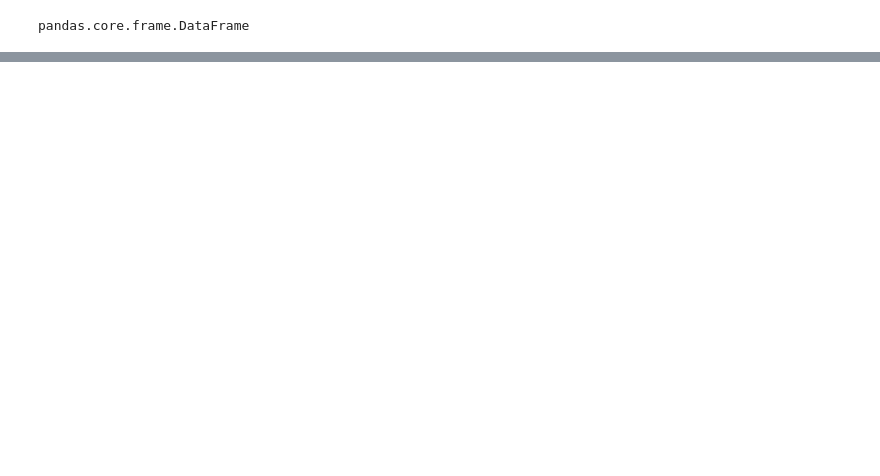
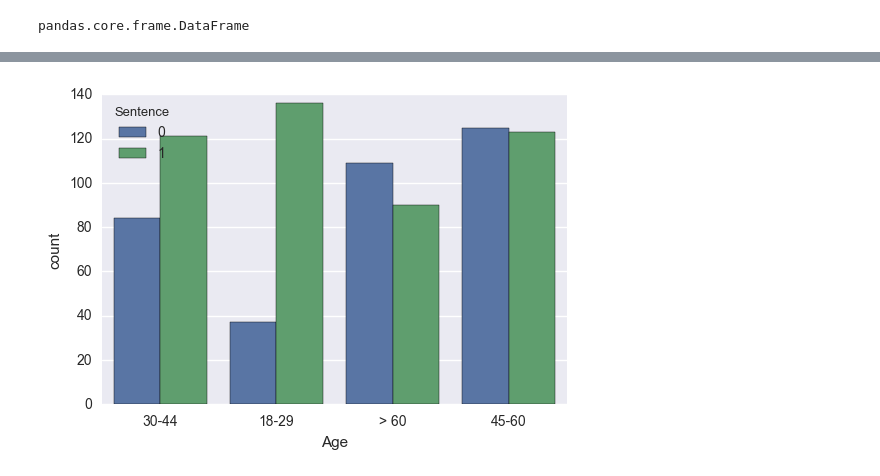
Before and after one commit to Moose2046/MAN6915, a Jupyter notebook: Group Project/Cleaning Dataset.ipynb, the cells around one changed output, grey strips where cells are left out. Saved outputs shown, nothing was run; the diff lists cells and outputs as text; code cells hidden in the pictures; blank space fills up the shorter version.

```diff
--- a/Group Project/Cleaning Dataset.ipynb
+++ b/Group Project/Cleaning Dataset.ipynb
@@ -44,0 +75,4 @@ x_train, x_test, y_train, y_test = train_test_split(x, y, test_size = .2, random
+# %%
+sns.countplot(x="Age", data=comma, hue = 'Sentence');
+# %% [output]
+[figure, added]
```
Also changed, not shown: parts of 8 cells of this notebook.
